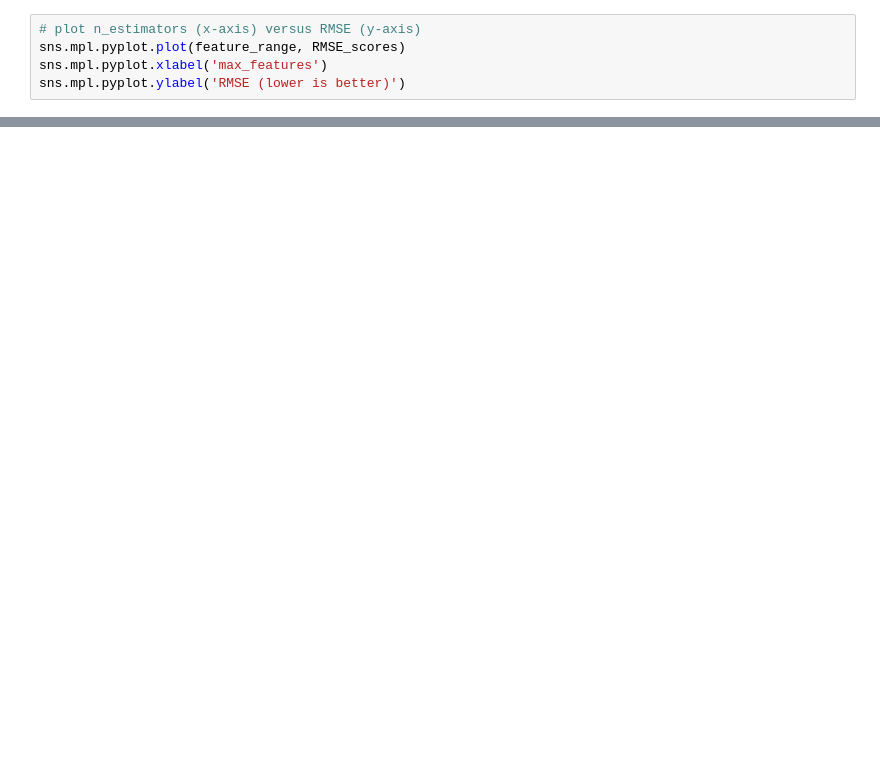
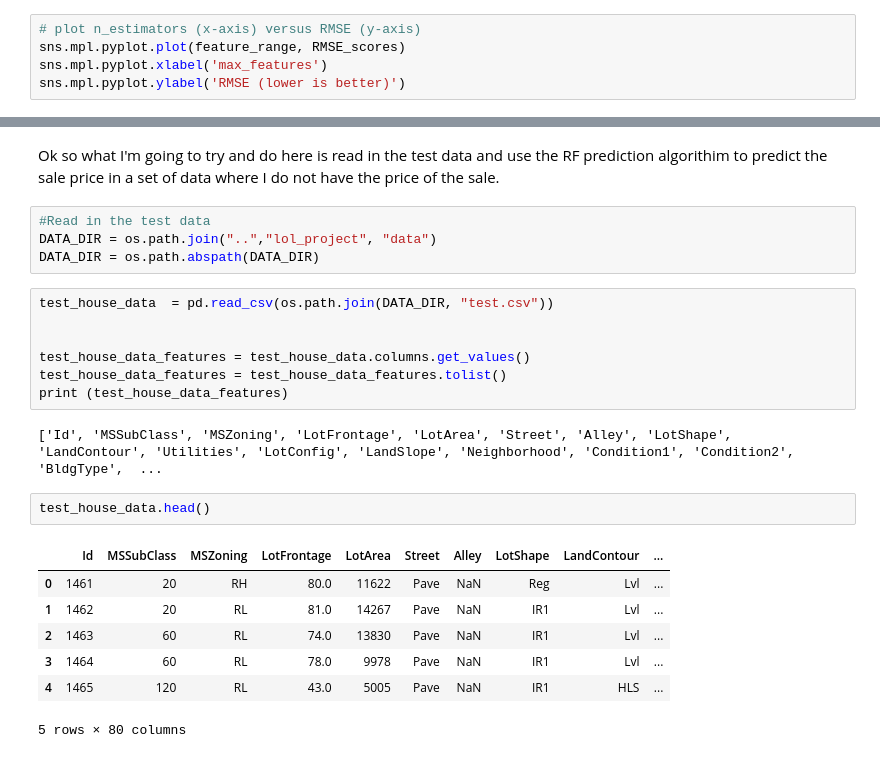
Before and after one commit to briggsy102/lol_project_home_pricing, a Jupyter notebook: home_pricing_model.ipynb, the cells around one changed output, grey strips where cells are left out. Cells and saved outputs as stored; diff of their text form; blank space fills up the shorter version.

```diff
--- a/home_pricing_model.ipynb
+++ b/home_pricing_model.ipynb
@@ -959,0 +872,26 @@ test.feature.tolist()
+# %% [markdown]
+
+Ok so what I'm going to try and do here is read in the test data and use the RF prediction algorithim to predict the sale price in a set of data where I do not have the price of the sale.
+# %%
+#Read in the test data
+DATA_DIR = os.path.join("..","lol_project", "data")
+DATA_DIR = os.path.abspath(DATA_DIR)
+# %%
+test_house_data  = pd.read_csv(os.path.join(DATA_DIR, "test.csv"))
+
+
+test_house_data_features = test_house_data.columns.get_values()
+test_house_data_features = test_house_data_features.tolist()
+print (test_house_data_features)
+# %% [output]
+['Id', 'MSSubClass', 'MSZoning', 'LotFrontage', 'LotArea', 'Street', 'Alley', 'LotShape', 'LandContour', 'Utilities', 'LotConfig', 'LandSlope', 'Neighborhood', 'Condition1', 'Condition2', 'BldgType',  ...
+# %%
+test_house_data.head()
+# %% [output]
+|  | Id | MSSubClass | MSZoning | LotFrontage | LotArea | Street | Alley | LotShape | LandContour | ... |
+| 0 | 1461 | 20 | RH | 80.0 | 11622 | Pave | NaN | Reg | Lvl | ... |
+| 1 | 1462 | 20 | RL | 81.0 | 14267 | Pave | NaN | IR1 | Lvl | ... |
+| 2 | 1463 | 60 | RL | 74.0 | 13830 | Pave | NaN | IR1 | Lvl | ... |
+| 3 | 1464 | 60 | RL | 78.0 | 9978 | Pave | NaN | IR1 | Lvl | ... |
+| 4 | 1465 | 120 | RL | 43.0 | 5005 | Pave | NaN | IR1 | HLS | ... |
+5 rows × 80 columns
```
Also changed, not shown: parts of 25 cells of this notebook.
